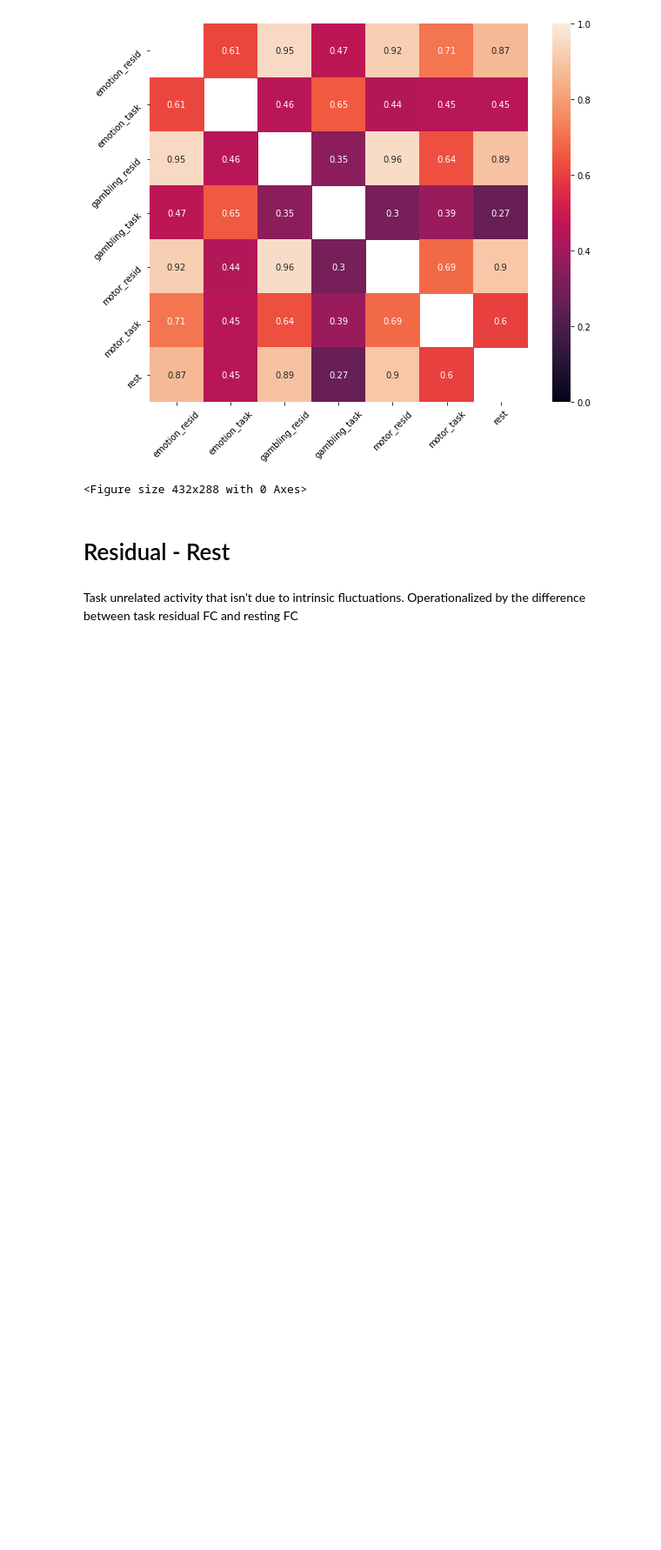
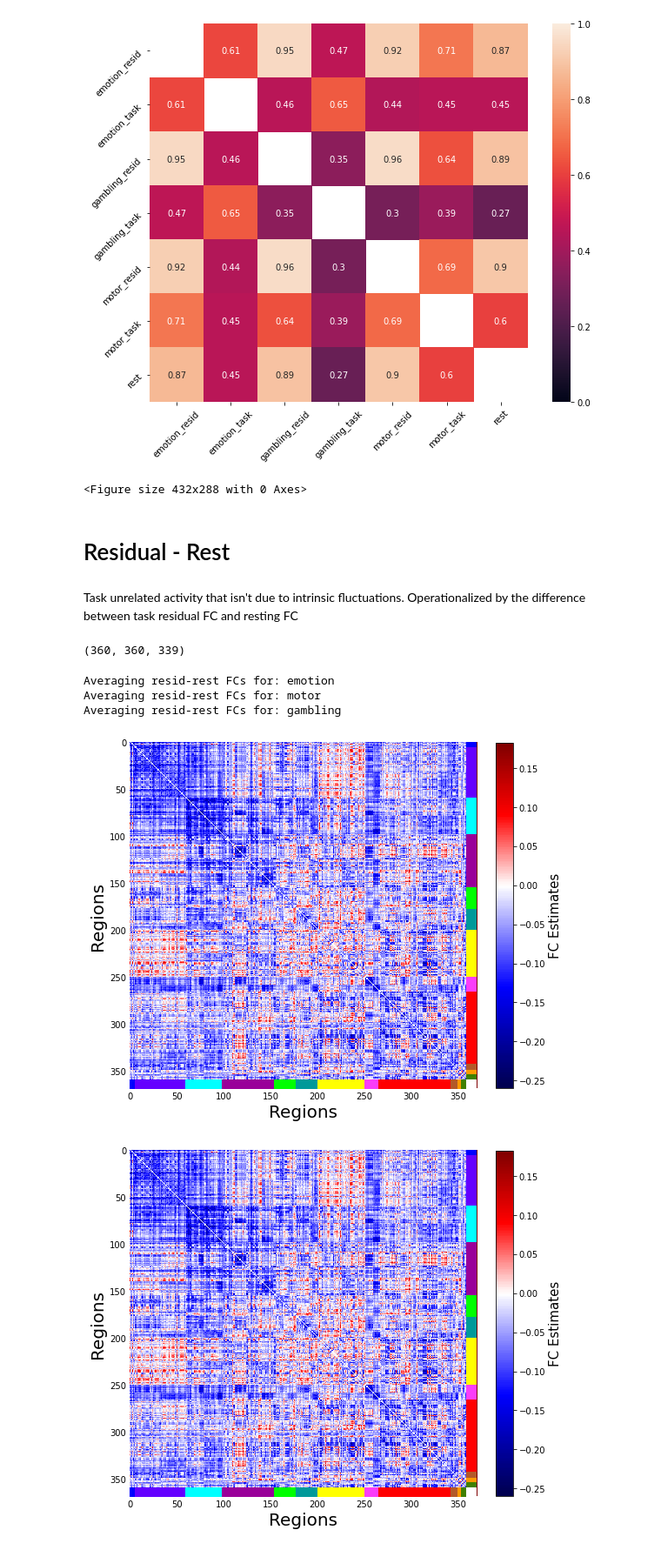
Before and after one commit to zenkavi/neuromatch_project, a Jupyter notebook: notebooks/NMA_project_data_creation.ipynb, the cells around one changed output. Shown at 87% size. Saved outputs shown, nothing was run; the diff lists cells and outputs as text; code cells hidden in the pictures; blank space fills up the shorter version.

Commit message:
new figures

```diff
--- a/notebooks/NMA_project_data_creation.ipynb
+++ b/notebooks/NMA_project_data_creation.ipynb
@@ -266,6 +266,26 @@ def get_sub_fc(subject, task_name, fc_type, base_dir = './output'):
 
     return sub_fc
 
+def load_sub_fc(task_name, fc_type, subject, base_dir = './output'):
+
+    if fc_type == "residual":
+        fc_dir = os.path.join(base_dir, 'residual_fcs')
+
+    elif fc_type == "task_preds":
+        fc_dir = os.path.join(base_dir, 'task_preds_fcs')
+
+    elif fc_type == "rest":
+        fc_dir = os.path.join(base_dir, 'rest_fcs')
+
+    input_dir = os.path.join(fc_dir, task_name)
+    fcs_list = os.listdir(input_dir)
+
+    fn = '%s_%s_%s_fc.npy'%(task_name, str(subject), fc_type)
+
+    fc = np.load(os.path.join(input_dir, fn))
+
+    return fc
+
 def load_fcs(task_name, fc_type, base_dir = './output'):
 
     if fc_type == "residual":
@@ -524,3 +538,33 @@ plt.savefig(os.path.join(fig_dir, "fc_cor.png"), dpi = 250)
 # Residual - Rest
 # %% [markdown]
 Task unrelated activity that isn't due to intrinsic fluctuations. Operationalized by the difference between task residual FC and resting FC
+# %%
+resid_rest_fcs = dict.fromkeys(task_names, np.zeros((360, 360, len(subjects))))
+# %%
+for i, subject in enumerate(subjects):
+    rest = load_sub_fc(task_name="rest", subject=subject, fc_type="rest")
+    for task_name in task_names:
+        resid = load_sub_fc(task_name=task_name, subject=subject, fc_type = "residual")
+        resid_rest_fcs[task_name][:,:,i] = resid - rest
+# %%
+resid_rest_fcs['emotion'].shape
+# %% [output]
+(360, 360, 339)
+# %%
+resid_rest_fcs_ave = {}
+for task_name in task_names:
+    print("Averaging resid-rest FCs for: %s"%(task_name))
+    cur_fcs = resid_rest_fcs[task_name]
+    resid_rest_fcs_ave[task_name] = np.mean(cur_fcs[netorder,:,:][:,netorder,:],axis=2)
+# %% [output]
+Averaging resid-rest FCs for: emotion
+Averaging resid-rest FCs for: motor
+Averaging resid-rest FCs for: gambling
+# %%
+for i, task_name in enumerate(task_names):
+    fig = actflow.tools.addNetColors(resid_rest_fcs_ave[task_name])
+    figFileName = '%s_resid-rest_fc.png'%(task_name)
+    fig.savefig(os.path.join(fig_dir, figFileName), bbox_inches='tight', format='png', dpi=250)
+# %% [output]
+[figure, added]
+[figure, added]
```
Also changed, not shown: parts of 5 cells of this notebook, 8 other files.
